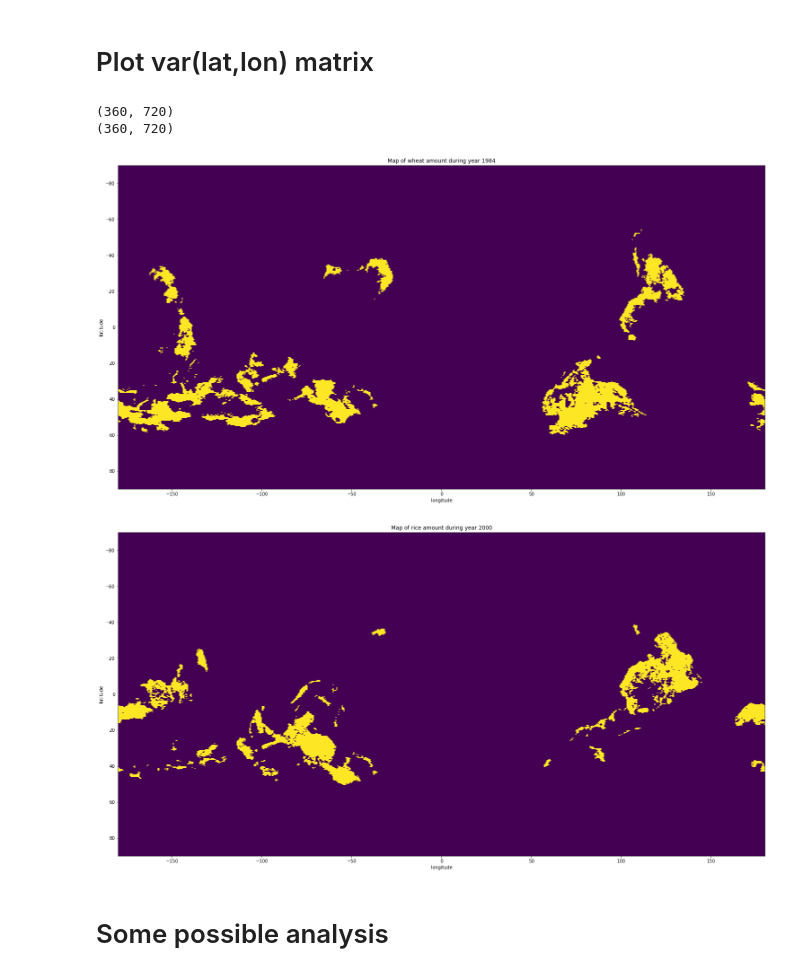
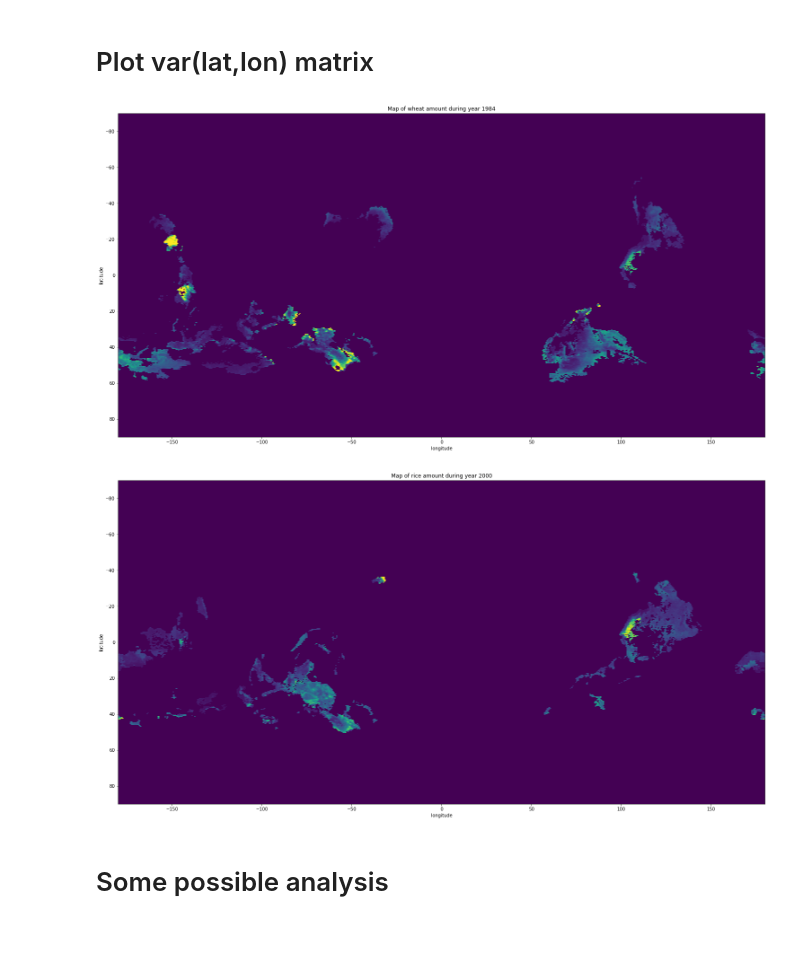
Before and after one commit to pprablanc/crops-cereal-analysis, a Jupyter notebook: analyses.ipynb, the cells around one changed output. Cells and saved outputs as stored; diff of their text form; code cells hidden in the pictures; blank space fills up the shorter version.

```diff
--- a/analyses.ipynb
+++ b/analyses.ipynb
@@ -24,0 +32,16 @@ df = df.sort_values(['cereal', 'time'], ignore_index=True) # sorting by time
+# %%
+# Dataset preprocessing
+
+# Sort data as they are messy when load with scandir
+df = df.sort_values(['cereal', 'time'], ignore_index=True) # sorting by time
+
+# Add a 'var' column for display purpose
+# Remask with -1 to avoid flatten amplitude
+list_var = []
+for row in df['nc']:
+    row_tmp = row['var'][:]
+    row_tmp.set_fill_value(-1)
+    mask = row_tmp.mask
+    list_var.append(np.ma.masked_array(row_tmp.filled(fill_value=-1), mask))
+df['var'] = list_var
+df.head()
@@ -97,26 +127,26 @@ Percent of valid values: 1.1608796296296295
 # %% [markdown]
 # Plot var(lat,lon) matrix
 # %%
-def plot_var(df, cereal, time):
-
-    x = df[(df['cereal'] == cereal) & (df['time'] == time)]['nc'].iat[0]
-    coordinate = x['var'][:]
-    print(coordinate.data.shape)
+def plot_var(df, cereal=[], time=[]):
+    if (cereal and time):
+        var = df[(df['cereal'] == cereal) & (df['time'] == time)]['var'].iat[0]
+    else:
+        var = df
+        cereal = ''
+        time = ''
     fig = plt.figure(figsize=(20,10))
     ax = fig.add_axes([0,0,1,1])
     ax.set_xlabel('longitude')
     ax.set_ylabel('latitude')
     ax.set_title(f'Map of {cereal} amount during year {time}')
-    ax.imshow(coordinate.data, extent=[-180, 180, 90, -90])
+    ax.imshow(var.data, extent=[-180, 180, 90, -90])
 
 
 plot_var(df, cereal='wheat', time=1984)
 plot_var(df, cereal='rice', time=2000)
 # %% [output]
-(360, 720)
-(360, 720)
-[figure, old version]
+[figure, new version]
-[figure, old version]
+[figure, new version]
 # %% [markdown]
 # Some possible analysis
 # %% [markdown]
```
Also changed, not shown: parts of 11 cells of this notebook.
